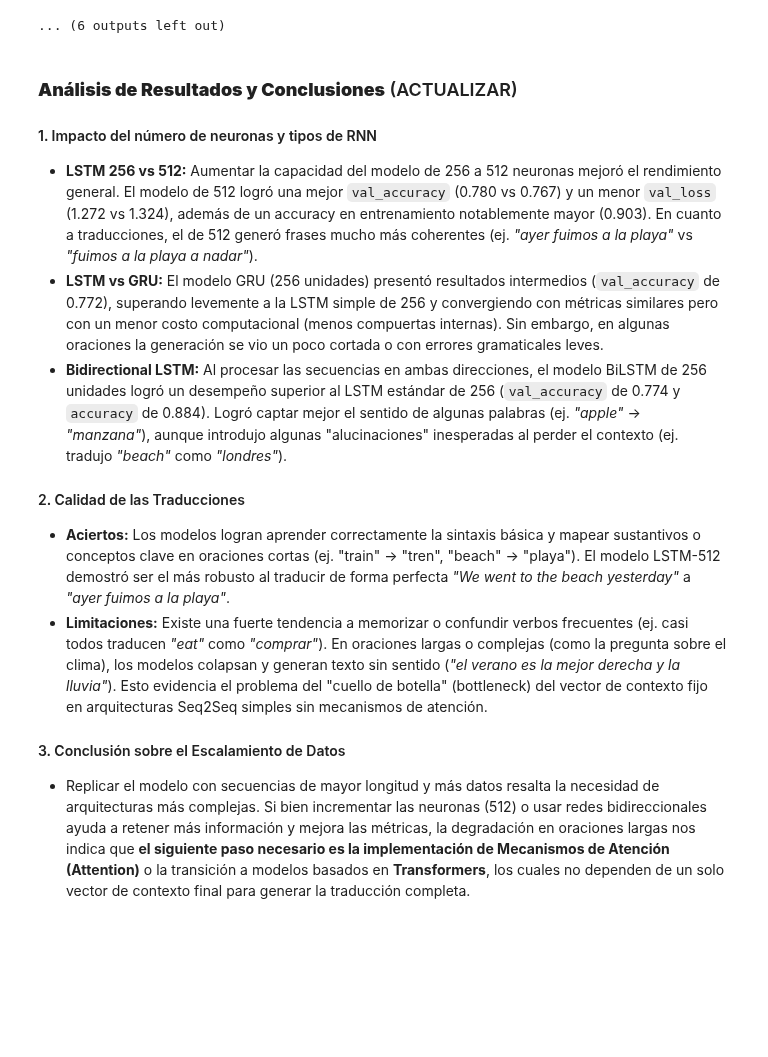
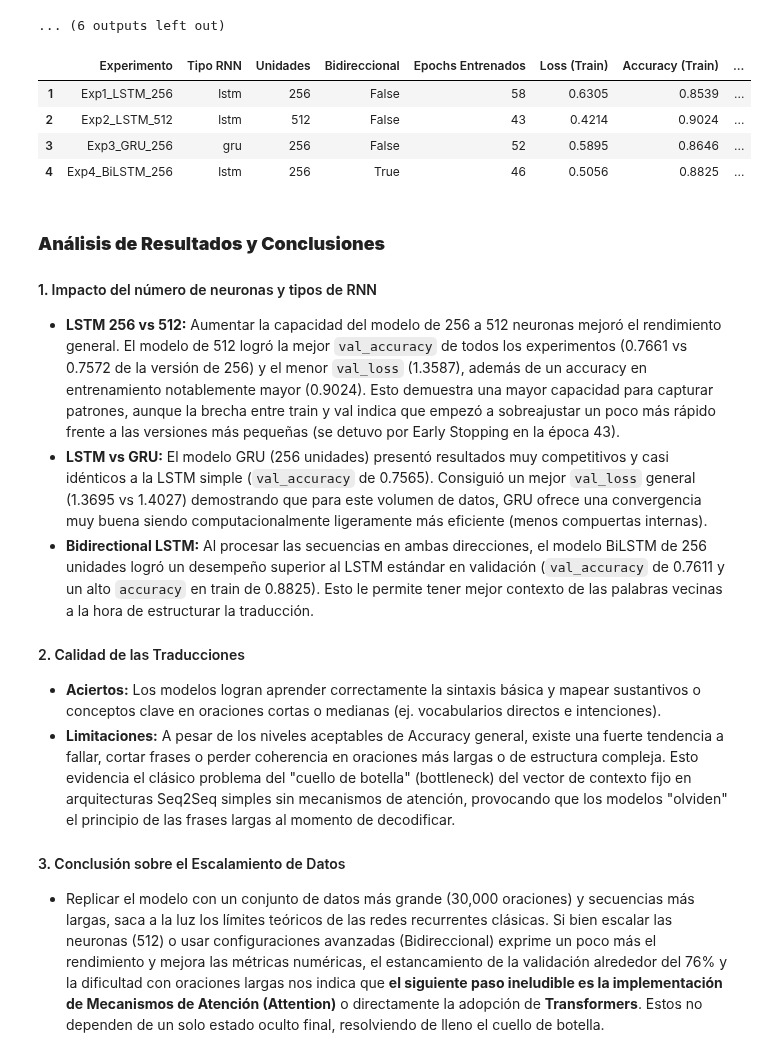
Before and after one commit to AndresMontesDeOca/NLP_1, a Jupyter notebook: Desafios/Desafio_4_AndresMontesDeOca.ipynb, the cells around one changed output. Saved outputs shown, nothing was run; the diff lists cells and outputs as text; code cells hidden in the pictures; blank space fills up the shorter version.

```diff
--- a/Desafios/Desafio_4_AndresMontesDeOca.ipynb
+++ b/Desafios/Desafio_4_AndresMontesDeOca.ipynb
@@ -673,17 +673,57 @@ Restoring model weights from the end of the best epoch: 41.
 [interactive output not drawn]
 Run history:
 ... (6 outputs left out)
+# %%
+import pandas as pd
+import wandb
+
+# Usamos la API de WandB para traer los resultados del proyecto
+api = wandb.Api()
+runs = api.runs("Desafio4_NLP_Traductor")
+
+resultados = []
+# Iteramos sobre los runs (tomamos los últimos 4 experimentos que corrimos)
+for run in runs[:4]:
+    # Keras WandbLogger guarda las métricas usualmente con el prefijo 'epoch/'
+    resultados.append({
+        "Experimento": run.name,
+        "Tipo RNN": run.config.get("rnn_type", "-"),
+        "Unidades": run.config.get("n_units", "-"),
+        "Bidireccional": run.config.get("bidirectional", "-"),
+        "Epochs Entrenados": run.lastHistoryStep + 1,
+        "Loss (Train)": round(run.summary.get("epoch/loss", run.summary.get("loss", 0)), 4),
+        "Accuracy (Train)": round(run.summary.get("epoch/accuracy", run.summary.get("accuracy", 0)), 4),
+        "Val Loss": round(run.summary.get("epoch/val_loss", run.summary.get("val_loss", 0)), 4),
+        "Val Accuracy": round(run.summary.get("epoch/val_accuracy", run.summary.get("val_accuracy", 0)), 4)
+    })
+
+# Creamos el DataFrame
+df_resultados = pd.DataFrame(resultados)
+
+# Ordenamos por el nombre del experimento de menor a mayor (Exp1, Exp2, Exp3, Exp4)
+df_resultados = df_resultados.sort_values(by="Experimento").reset_index(drop=True)
+
+# Asignamos el índice para que coincida con el número de experimento (1 al 4)
+df_resultados.index = range(1, len(df_resultados) + 1)
+
+display(df_resultados)
+# %% [output]
+|  | Experimento | Tipo RNN | Unidades | Bidireccional | Epochs Entrenados | Loss (Train) | Accuracy (Train) | ... |
+| 1 | Exp1_LSTM_256 | lstm | 256 | False | 58 | 0.6305 | 0.8539 | ... |
+| 2 | Exp2_LSTM_512 | lstm | 512 | False | 43 | 0.4214 | 0.9024 | ... |
+| 3 | Exp3_GRU_256 | gru | 256 | False | 52 | 0.5895 | 0.8646 | ... |
+| 4 | Exp4_BiLSTM_256 | lstm | 256 | True | 46 | 0.5056 | 0.8825 | ... |
 # %% [markdown]
-### **Análisis de Resultados y Conclusiones** (ACTUALIZAR)
+### **Análisis de Resultados y Conclusiones**
 
 #### 1. Impacto del número de neuronas y tipos de RNN
-* **LSTM 256 vs 512:** Aumentar la capacidad del modelo de 256 a 512 neuronas mejoró el rendimiento general. El modelo de 512 logró una mejor `val_accuracy` (0.780 vs 0.767) y un menor `val_loss` (1.272 vs 1.324), además de un accuracy en entrenamiento notablemente mayor (0.903). En cuanto a traducciones, el de 512 generó frases mucho más coherentes (ej. *"ayer fuimos a la playa"* vs *"fuimos a la playa a nadar"*).
-* **LSTM vs GRU:** El modelo GRU (256 unidades) presentó resultados intermedios (`val_accuracy` de 0.772), superando levemente a la LSTM simple de 256 y convergiendo con métricas similares pero con un menor costo computacional (menos compuertas internas). Sin embargo, en algunas oraciones la generación se vio un poco cortada o con errores gramaticales leves.
-* **Bidirectional LSTM:** Al procesar las secuencias en ambas direcciones, el modelo BiLSTM de 256 unidades logró un desempeño superior al LSTM estándar de 256 (`val_accuracy` de 0.774 y `accuracy` de 0.884). Logró captar mejor el sentido de algunas palabras (ej. *"apple"* -> *"manzana"*), aunque introdujo algunas "alucinaciones" inesperadas al perder el contexto (ej. tradujo *"beach"* como *"londres"*).
+* **LSTM 256 vs 512:** Aumentar la capacidad del modelo de 256 a 512 neuronas mejoró el rendimiento general. El modelo de 512 logró la mejor `val_accuracy` de todos los experimentos (0.7661 vs 0.7572 de la versión de 256) y el menor `val_loss` (1.3587), además de un accuracy en entrenamiento notablemente mayor (0.9024). Esto demuestra una mayor capacidad para capturar patrones, aunque la brecha entre train y val indica que empezó a sobreajustar un poco más rápido frente a las versiones más pequeñas (se detuvo por Early Stopping en la época 43).
+* **LSTM vs GRU:** El modelo GRU (256 unidades) presentó resultados muy competitivos y casi idénticos a la LSTM simple (`val_accuracy` de 0.7565). Consiguió un mejor `val_loss` general (1.3695 vs 1.4027) demostrando que para este volumen de datos, GRU ofrece una convergencia muy buena siendo computacionalmente ligeramente más eficiente (menos compuertas internas).
+* **Bidirectional LSTM:** Al procesar las secuencias en ambas direcciones, el modelo BiLSTM de 256 unidades logró un desempeño superior al LSTM estándar en validación (`val_accuracy` de 0.7611 y un alto `accuracy` en train de 0.8825). Esto le permite tener mejor contexto de las palabras vecinas a la hora de estructurar la traducción.
 
 #### 2. Calidad de las Traducciones
-* **Aciertos:** Los modelos logran aprender correctamente la sintaxis básica y mapear sustantivos o conceptos clave en oraciones cortas (ej. "train" -> "tren", "beach" -> "playa"). El modelo LSTM-512 demostró ser el más robusto al traducir de forma perfecta *"We went to the beach yesterday"* a *"ayer fuimos a la playa"*.
-* **Limitaciones:** Existe una fuerte tendencia a memorizar o confundir verbos frecuentes (ej. casi todos traducen *"eat"* como *"comprar"*). En oraciones largas o complejas (como la pregunta sobre el clima), los modelos colapsan y generan texto sin sentido (*"el verano es la mejor derecha y la lluvia"*). Esto evidencia el problema del "cuello de botella" (bottleneck) del vector de contexto fijo en arquitecturas Seq2Seq simples sin mecanismos de atención.
+* **Aciertos:** Los modelos logran aprender correctamente la sintaxis básica y mapear sustantivos o conceptos clave en oraciones cortas o medianas (ej. vocabularios directos e intenciones).
+* **Limitaciones:** A pesar de los niveles aceptables de Accuracy general, existe una fuerte tendencia a fallar, cortar frases o perder coherencia en oraciones más largas o de estructura compleja. Esto evidencia el clásico problema del "cuello de botella" (bottleneck) del vector de contexto fijo en arquitecturas Seq2Seq simples sin mecanismos de atención, provocando que los modelos "olviden" el principio de las frases largas al momento de decodificar.
 
 #### 3. Conclusión sobre el Escalamiento de Datos
-* Replicar el modelo con secuencias de mayor longitud y más datos resalta la necesidad de arquitecturas más complejas. Si bien incrementar las neuronas (512) o usar redes bidireccionales ayuda a retener más información y mejora las métricas, la degradación en oraciones largas nos indica que **el siguiente paso necesario es la implementación de Mecanismos de Atención (Attention)** o la transición a modelos basados en **Transformers**, los cuales no dependen de un solo vector de contexto final para generar la traducción completa.
+* Replicar el modelo con un conjunto de datos más grande (30,000 oraciones) y secuencias más largas, saca a la luz los límites teóricos de las redes recurrentes clásicas. Si bien escalar las neuronas (512) o usar configuraciones avanzadas (Bidireccional) exprime un poco más el rendimiento y mejora las métricas numéricas, el estancamiento de la validación alrededor del 76% y la dificultad con oraciones largas nos indica que **el siguiente paso ineludible es la implementación de Mecanismos de Atención (Attention)** o directamente la adopción de **Transformers**. Estos no dependen de un solo estado oculto final, resolviendo de lleno el cuello de botella.
```
Also changed, not shown: parts of 1 cell of this notebook.
